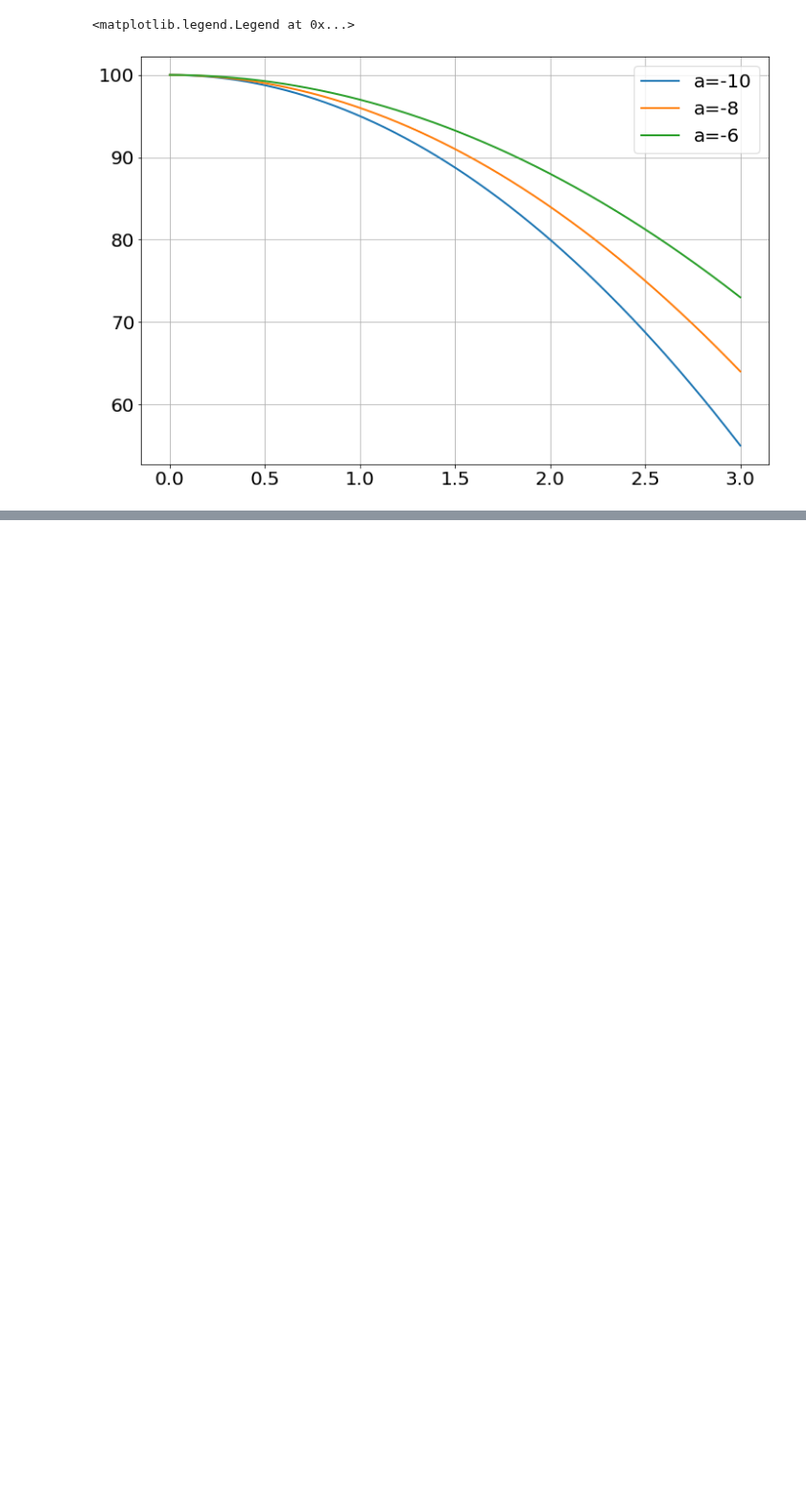
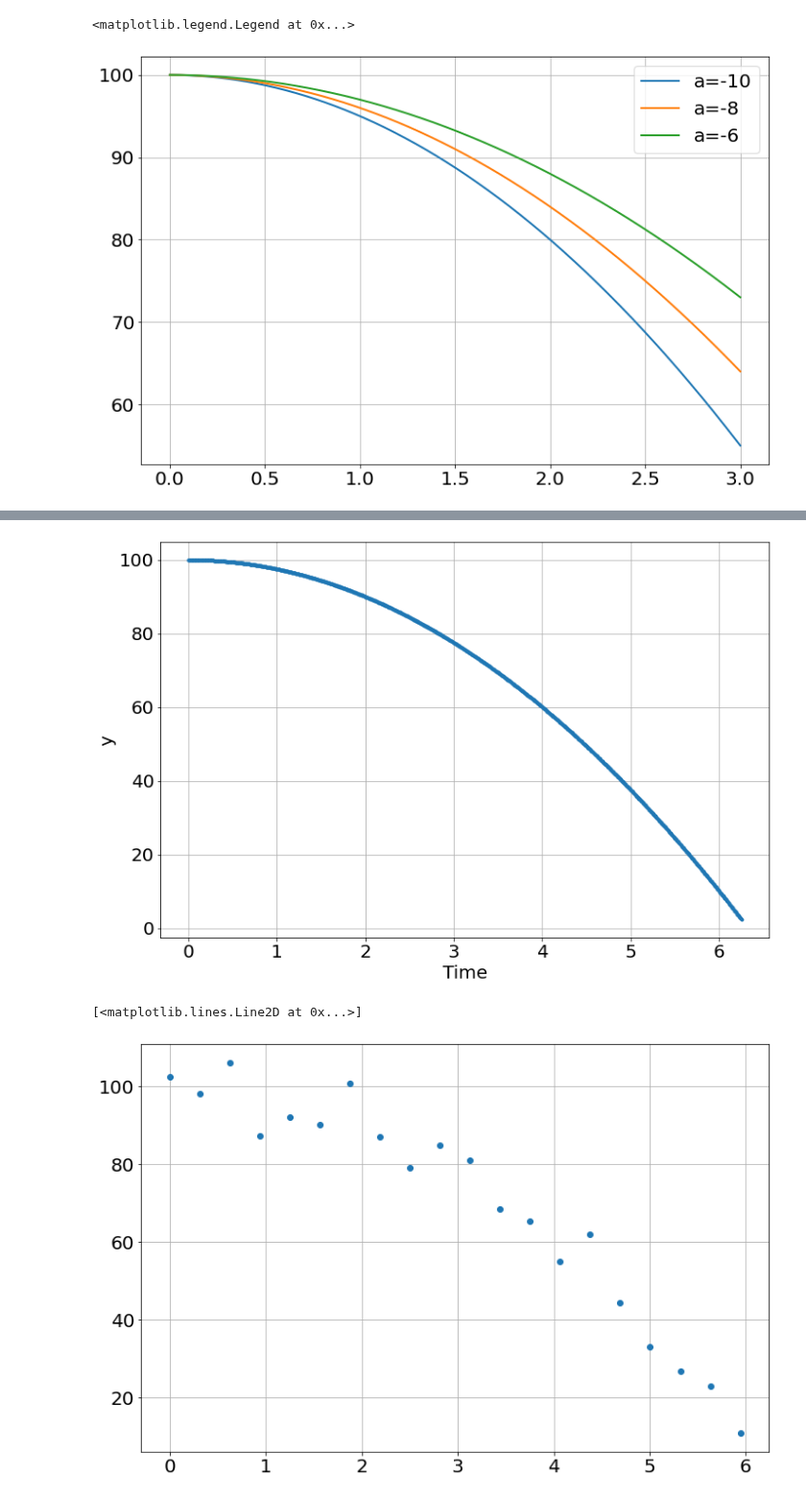
Before and after one commit to bblais/Computer-Programming-for-the-Sciences-Spring-2022, a Jupyter notebook: Sprint #2 - Dynamical Systems and Parameters/2022-02-22 - pyndamics3 intro.ipynb, the cells around one changed output, grey strips where cells are left out. Shown at 96% size. Drawn from its saved outputs; the diff is of its cells as text; code cells hidden in the pictures; blank space fills up the shorter version.

```diff
--- a/Sprint #2 - Dynamical Systems and Parameters/2022-02-22 - pyndamics3 intro.ipynb
+++ b/Sprint #2 - Dynamical Systems and Parameters/2022-02-22 - pyndamics3 intro.ipynb
@@ -57,0 +75,15 @@ legend()
+# %%
+sim=Simulation()
+sim.add("y'=v",100,plot=True)
+sim.add("v'=a",0,plot=False)
+sim.params(a=-5)
+sim.run(6.25)  # run until t=3
+
+t=sim.t[::50]
+y=sim.y[::50]
+y=y+randn(len(y))*5
+plot(t,y,'o')
+# %% [output]
+[figure, added]
+[<matplotlib.lines.Line2D at 0x...>]
+[figure, added]
```
Also changed, not shown: parts of 4 cells of this notebook, 4 other files.
